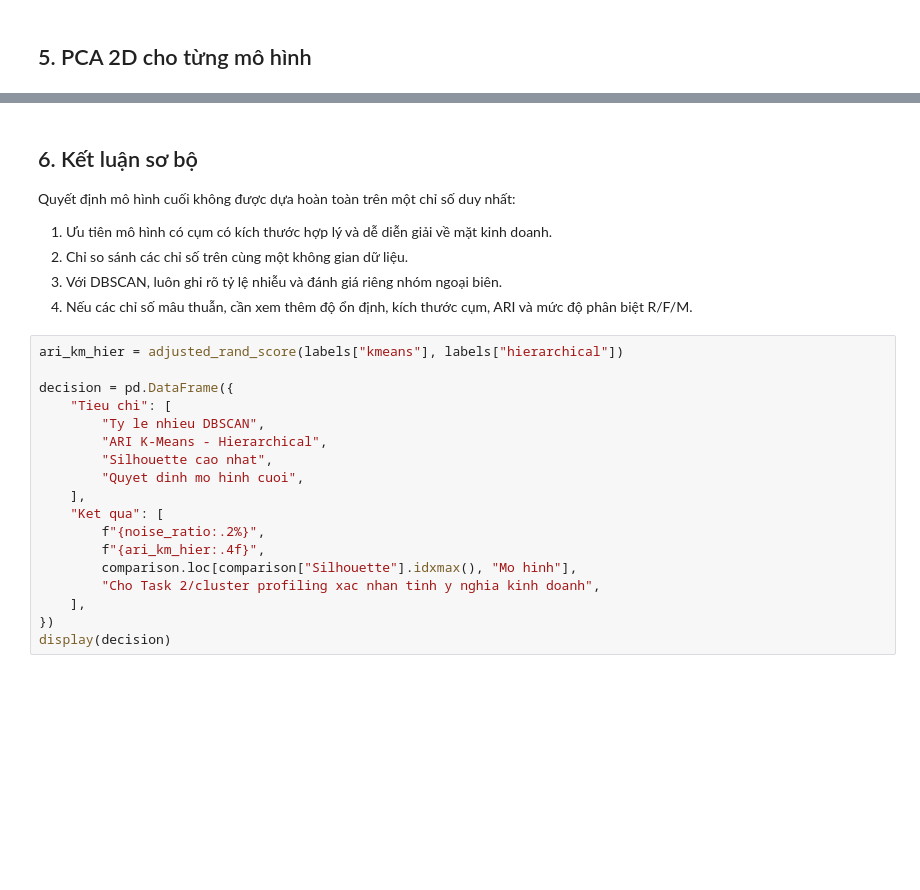
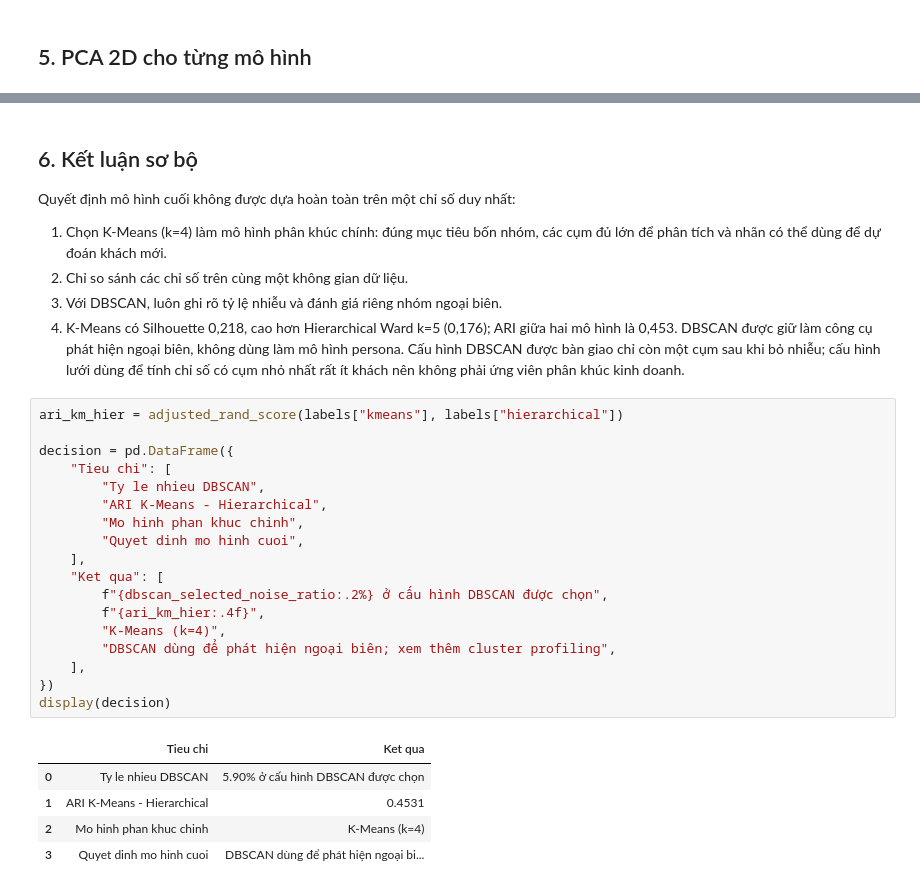
Before and after one commit to Phuctqt123/BTL_DATAMINING, a Jupyter notebook: evaluation/compare_models.ipynb, the cells around one changed output, grey strips where cells are left out. Drawn from its saved outputs; the diff is of its cells as text; blank space fills up the shorter version.

```diff
--- a/evaluation/compare_models.ipynb
+++ b/evaluation/compare_models.ipynb
@@ -169,25 +241,31 @@ else:
 
 Quyết định mô hình cuối không được dựa hoàn toàn trên một chỉ số duy nhất:
 
-1. Ưu tiên mô hình có cụm có kích thước hợp lý và dễ diễn giải về mặt kinh doanh.
+1. Chọn K-Means (k=4) làm mô hình phân khúc chính: đúng mục tiêu bốn nhóm, các cụm đủ lớn để phân tích và nhãn có thể dùng để dự đoán khách mới.
 2. Chỉ so sánh các chỉ số trên cùng một không gian dữ liệu.
 3. Với DBSCAN, luôn ghi rõ tỷ lệ nhiễu và đánh giá riêng nhóm ngoại biên.
-4. Nếu các chỉ số mâu thuẫn, cần xem thêm độ ổn định, kích thước cụm, ARI và mức độ phân biệt R/F/M.
+4. K-Means có Silhouette 0,218, cao hơn Hierarchical Ward k=5 (0,176); ARI giữa hai mô hình là 0,453. DBSCAN được giữ làm công cụ phát hiện ngoại biên, không dùng làm mô hình persona. Cấu hình DBSCAN được bàn giao chỉ còn một cụm sau khi bỏ nhiễu; cấu hình lưới dùng để tính chỉ số có cụm nhỏ nhất rất ít khách nên không phải ứng viên phân khúc kinh doanh.
 # %%
 ari_km_hier = adjusted_rand_score(labels["kmeans"], labels["hierarchical"])
 
 decision = pd.DataFrame({
     "Tieu chi": [
         "Ty le nhieu DBSCAN",
         "ARI K-Means - Hierarchical",
-        "Silhouette cao nhat",
+        "Mo hinh phan khuc chinh",
         "Quyet dinh mo hinh cuoi",
     ],
     "Ket qua": [
-        f"{noise_ratio:.2%}",
+        f"{dbscan_selected_noise_ratio:.2%} ở cấu hình DBSCAN được chọn",
         f"{ari_km_hier:.4f}",
-        comparison.loc[comparison["Silhouette"].idxmax(), "Mo hinh"],
-        "Cho Task 2/cluster profiling xac nhan tinh y nghia kinh doanh",
+        "K-Means (k=4)",
+        "DBSCAN dùng để phát hiện ngoại biên; xem thêm cluster profiling",
     ],
 })
 display(decision)
+# %% [output]
+|  | Tieu chi | Ket qua |
+| 0 | Ty le nhieu DBSCAN | 5.90% ở cấu hình DBSCAN được chọn |
+| 1 | ARI K-Means - Hierarchical | 0.4531 |
+| 2 | Mo hinh phan khuc chinh | K-Means (k=4) |
+| 3 | Quyet dinh mo hinh cuoi | DBSCAN dùng để phát hiện ngoại bi... |
```
Also changed, not shown: parts of 8 cells of this notebook, 18 other files.
